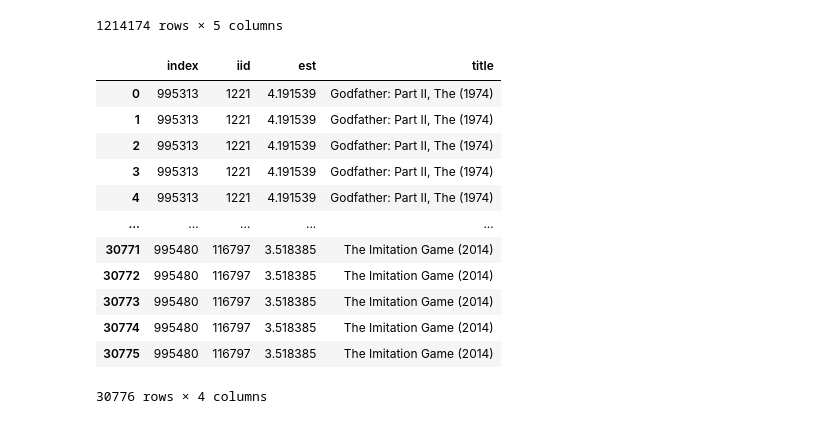
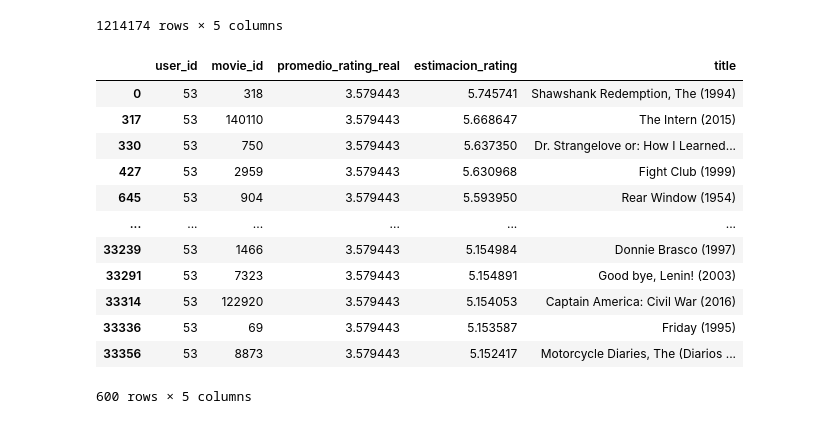
Before and after one commit to josedavidm12/sistemas_recomendacion, a Jupyter notebook: e_modelos2.ipynb, the cells around one changed output. Drawn from its saved outputs; the diff is of its cells as text; code cells hidden in the pictures.

```diff
--- a/e_modelos2.ipynb
+++ b/e_modelos2.ipynb
@@ -111,4 +111,2 @@ df_final=joblib.load('/content/drive/MyDrive/analitica 3/sistemas_recomendacion/
 usuarios=pd.read_sql('select distinct (user_id) as user_id from ratings_final',conn)
-# %%
-user_id=500 ### para ejemplo manual
 # %%
@@ -283,32 +308,44 @@ predictions_df.sort_values(by='est',ascending=False)
 # %%
-def recomendaciones(user_id,n_recomend=10):
+#Funcion que genera recomendaciones personalizadas de películas para un usuario específico basadas en
+#predicciones de ratings, y además incluye los títulos de las películas
 
+def recomendaciones(user_id, n_recomend=10):
+
+    # Filtrar las predicciones para el usuario y ordenar por la calificación estimada
     predictions_userID = predictions_df[predictions_df['uid'] == user_id].\
-                    sort_values(by="est", ascending = False).head(n_recomend)
+                        sort_values(by="est", ascending=False).head(n_recomend)
 
-    recomendados = predictions_userID[['iid','est']]
-    recomendados.to_sql('reco',conn,if_exists="replace")
+    # Seleccionar las columnas necesarias y renombrarlas
+    recomendados = predictions_userID[['uid', 'iid', 'r_ui', 'est']]
+    recomendados.columns = ['user_id', 'movie_id', 'promedio_rating_real', 'estimacion_rating']
 
-    recomendados=pd.read_sql('''select a.*, b.title
-                             from reco a left join df_final b
-                             on a.iid=b.movie_id ''', conn)
+    # Guardar las recomendaciones en la base de datos
+    recomendados.to_sql('reco', conn, if_exists="replace", index=False)
 
-    return(recomendados)
+    # Realizar la consulta SQL para obtener los títulos de las películas y eliminar duplicados
+    recomendados = pd.read_sql('''SELECT a.*, b.title
+                                  FROM reco a
+                                  LEFT JOIN df_final b
+                                  ON a.movie_id = b.movie_id''', conn)
 
+    # Eliminar filas duplicadas
+    recomendados = recomendados.drop_duplicates(subset=['movie_id', 'title'])
 
+    return recomendados
 
-recomendaciones(user_id=500,n_recomend=600)
+# Ejemplo
+recomendaciones(user_id=100, n_recomend=600)
 # %% [output]
-|  | index | iid | est | title |
-| 0 | 995313 | 1221 | 4.191539 | Godfather: Part II, The (1974) |
-| 1 | 995313 | 1221 | 4.191539 | Godfather: Part II, The (1974) |
-| 2 | 995313 | 1221 | 4.191539 | Godfather: Part II, The (1974) |
-| 3 | 995313 | 1221 | 4.191539 | Godfather: Part II, The (1974) |
-| 4 | 995313 | 1221 | 4.191539 | Godfather: Part II, The (1974) |
-| ... | ... | ... | ... | ... |
-| 30771 | 995480 | 116797 | 3.518385 | The Imitation Game (2014) |
-| 30772 | 995480 | 116797 | 3.518385 | The Imitation Game (2014) |
-| 30773 | 995480 | 116797 | 3.518385 | The Imitation Game (2014) |
-| 30774 | 995480 | 116797 | 3.518385 | The Imitation Game (2014) |
-| 30775 | 995480 | 116797 | 3.518385 | The Imitation Game (2014) |
+|  | user_id | movie_id | promedio_rating_real | estimacion_rating | title |
+| 0 | 53 | 318 | 3.579443 | 5.745741 | Shawshank Redemption, The (1994) |
+| 317 | 53 | 140110 | 3.579443 | 5.668647 | The Intern (2015) |
+| 330 | 53 | 750 | 3.579443 | 5.637350 | Dr. Strangelove or: How I Learned... |
+| 427 | 53 | 2959 | 3.579443 | 5.630968 | Fight Club (1999) |
+| 645 | 53 | 904 | 3.579443 | 5.593950 | Rear Window (1954) |
+| ... | ... | ... | ... | ... | ... |
+| 33239 | 53 | 1466 | 3.579443 | 5.154984 | Donnie Brasco (1997) |
+| 33291 | 53 | 7323 | 3.579443 | 5.154891 | Good bye, Lenin! (2003) |
+| 33314 | 53 | 122920 | 3.579443 | 5.154053 | Captain America: Civil War (2016) |
+| 33336 | 53 | 69 | 3.579443 | 5.153587 | Friday (1995) |
+| 33356 | 53 | 8873 | 3.579443 | 5.152417 | Motorcycle Diaries, The (Diarios ... |
-30776 rows × 4 columns
+600 rows × 5 columns
```
Also changed, not shown: parts of 28 cells of this notebook, 2 other files.
